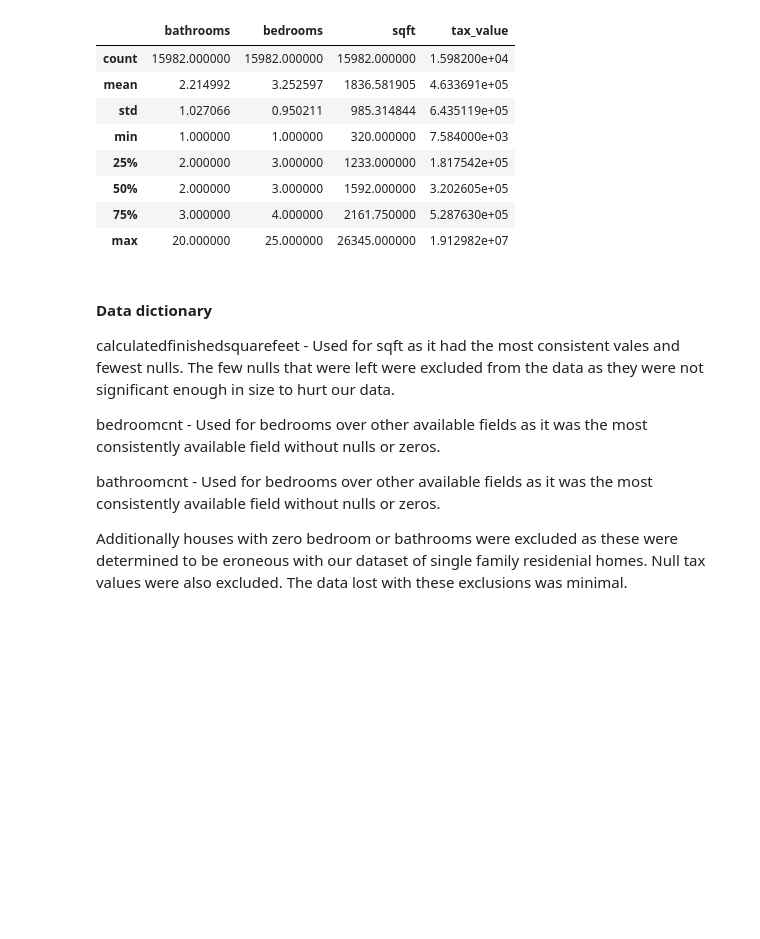
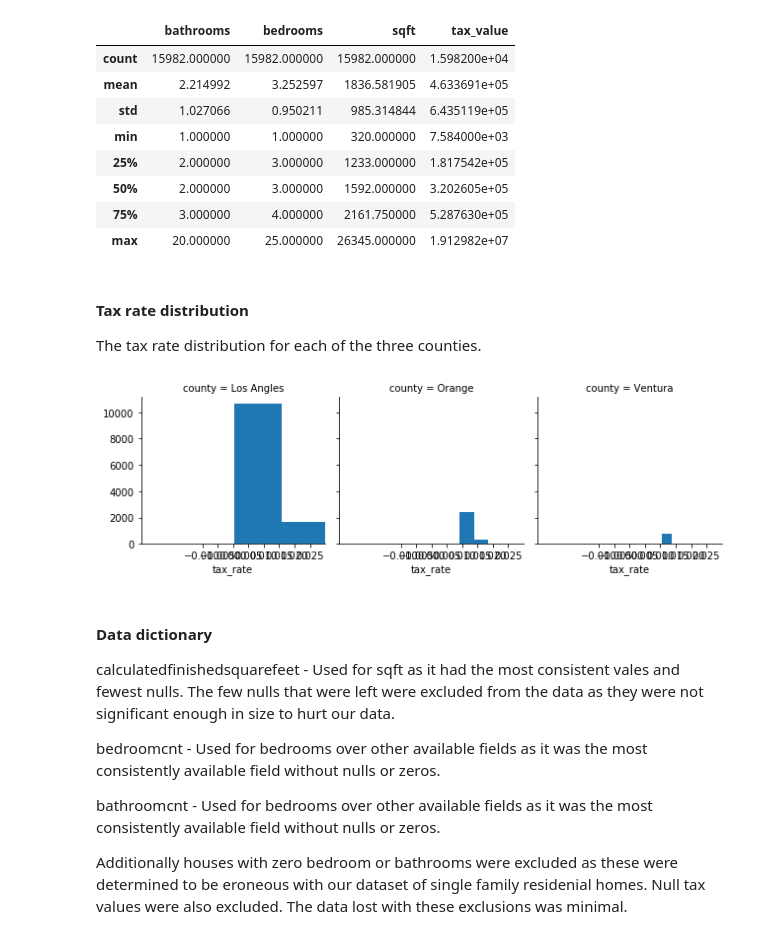
Before and after one commit to JefferyRoeder/zillow_project, a Jupyter notebook: model_final.ipynb, the cells around one changed output. Saved outputs shown, nothing was run; the diff lists cells and outputs as text; code cells hidden in the pictures; blank space fills up the shorter version.

```diff
--- a/model_final.ipynb
+++ b/model_final.ipynb
@@ -51,6 +54,14 @@ df.describe()
 | 50% | 2.000000 | 3.000000 | 1592.000000 | 3.202605e+05 |
 | 75% | 3.000000 | 4.000000 | 2161.750000 | 5.287630e+05 |
 | max | 20.000000 | 25.000000 | 26345.000000 | 1.912982e+07 |
+# %% [markdown]
+#### Tax rate distribution
+
+The tax rate distribution for each of the three counties.
+# %%
+acquire.tax_rate_distro(df_tax)
+# %% [output]
+[figure, added]
 # %% [markdown]
 #### Data dictionary
 
```
Also changed, not shown: parts of 12 cells of this notebook, 7 other files.
